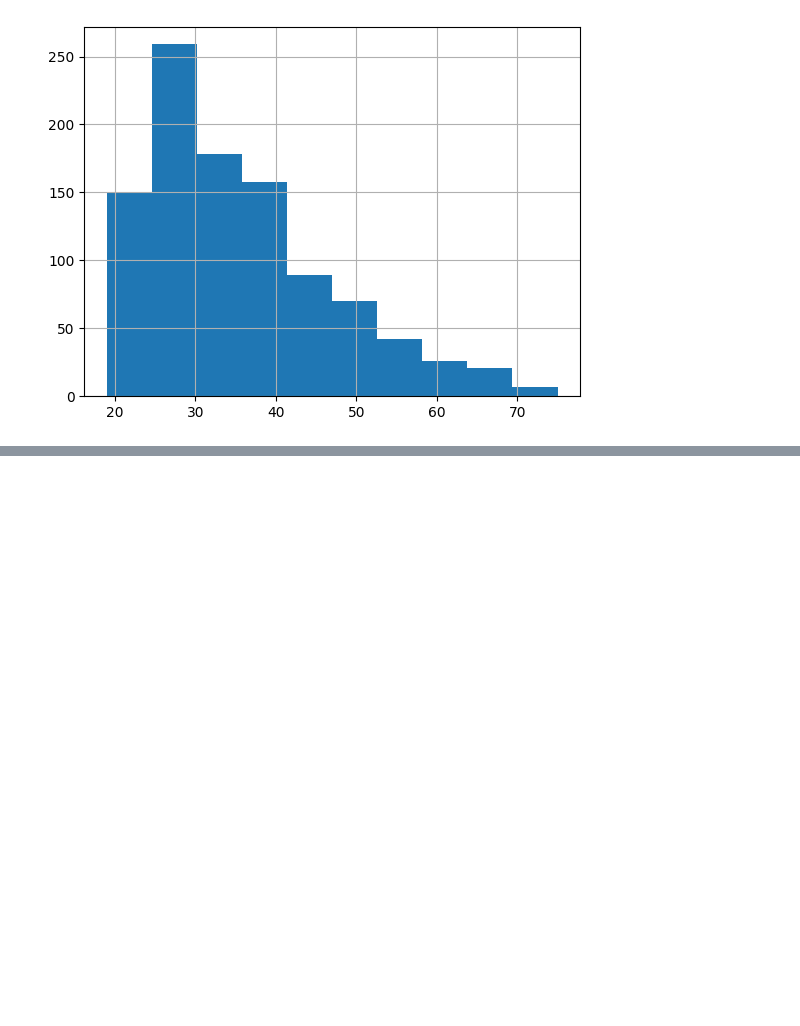
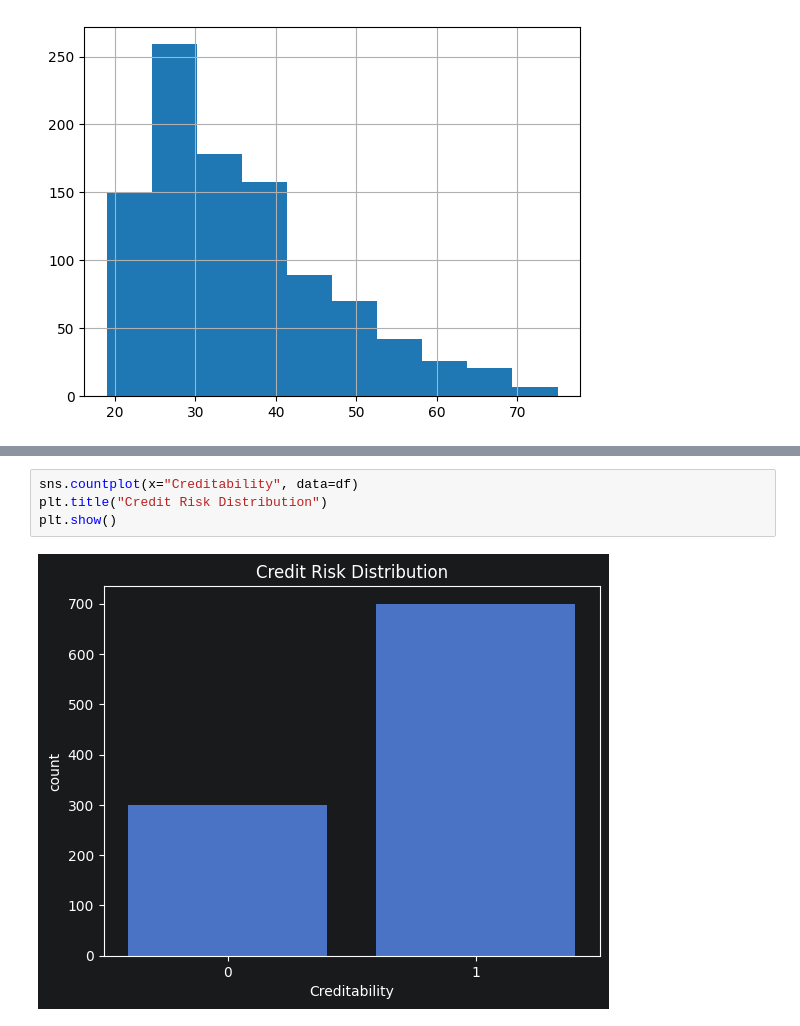
Before and after one commit to BabkenInants/BankRiskManagment, a Jupyter notebook: sample.ipynb, the cells around one changed output, grey strips where cells are left out. Drawn from its saved outputs; the diff is of its cells as text; blank space fills up the shorter version.

```diff
--- a/sample.ipynb
+++ b/sample.ipynb
@@ -138,0 +154,6 @@ df["Credit_Amount"].hist()
+# %%
+sns.countplot(x="Creditability", data=df)
+plt.title("Credit Risk Distribution")
+plt.show()
+# %% [output]
+[figure, added]
```
Also changed, not shown: parts of 19 cells of this notebook.
